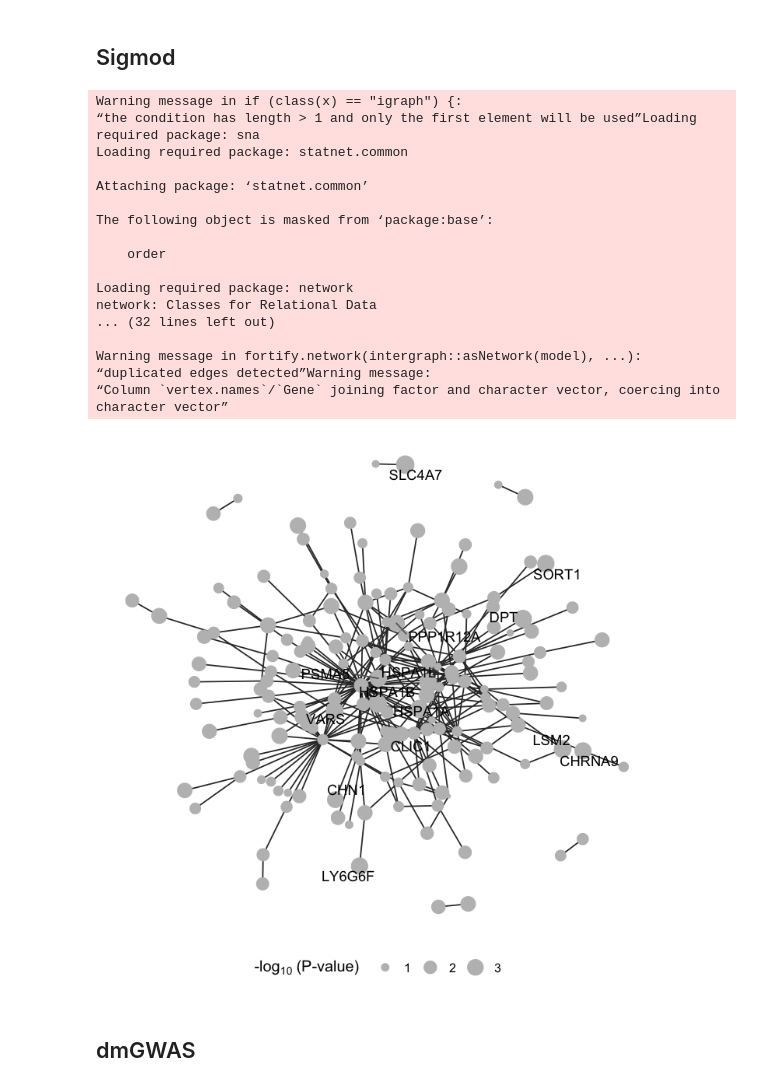
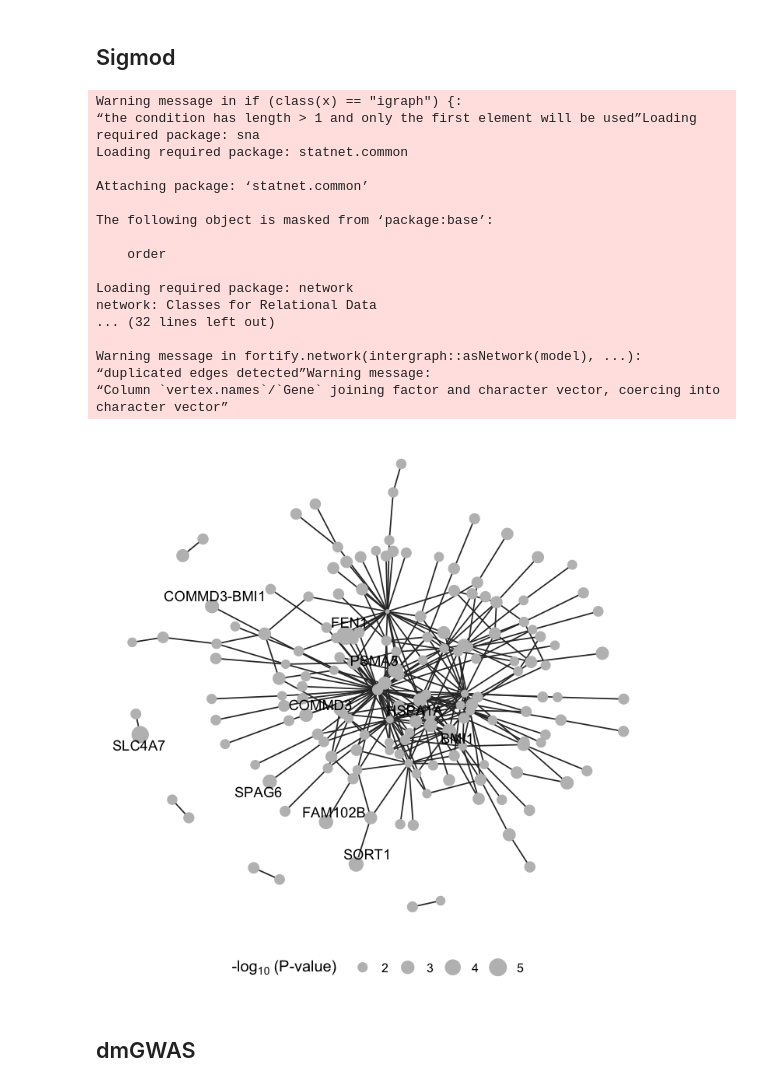
Before and after one commit to hclimente/genewa, a Jupyter notebook: results/consensus/consensus.ipynb, the cells around one changed output. Drawn from its saved outputs; the diff is of its cells as text; code cells hidden in the pictures.

```diff
--- a/results/consensus/consensus.ipynb
+++ b/results/consensus/consensus.ipynb
@@ -5,7 +5,7 @@ library(tidygraph)
 library(ggnetwork)
 
 vegas <- read_tsv('../preprocessing/scored_genes.vegas.txt', col_types = 'iciddddddcd') %>%
-    select(Gene, Pvalue)
+    select(Gene, `Top-0.1-pvalue`)
 ppi <- read_tsv('../preprocessing/BIOGRID-ORGANISM-Homo_sapiens-3.5.172.tab2.hgnc.txt') %>%
     select(`Official Symbol Interactor A`, `Official Symbol Interactor B`) %>%
     graph_from_data_frame(directed = FALSE) %>%
@@ -57,35 +57,35 @@ class(g_sigmod) <- c('igraph','tbl_graph')
 # %%
 options(repr.plot.width=6, repr.plot.height=6)
 g_sigmod %>%
     ggnetwork %>%
     left_join(vegas, by = c('vertex.names' = 'Gene')) %>%
     mutate(vertex.names = as.character(vertex.names)) %>%
     ggplot(aes(x = x, y = y, xend = xend, yend = yend)) +
         geom_edges(color = 'gray20') +
-        geom_nodes(aes(size = -log10(Pvalue)), color = 'gray') +
-        geom_nodetext_repel(aes(label = ifelse(Pvalue < 0.001, vertex.names, ''))) +
+        geom_nodes(aes(size = -log10(`Top-0.1-pvalue`)), color = 'gray') +
+        geom_nodetext_repel(aes(label = ifelse(`Top-0.1-pvalue` < 0.001, vertex.names, ''))) +
         theme_blank() +
         theme(legend.position = 'bottom') +
         labs(size = bquote('-log' [10] ~'(P-value)'))
 # %% [output]
 Warning message in if (class(x) == "igraph") {:
 “the condition has length > 1 and only the first element will be used”Loading required package: sna
 Loading required package: statnet.common
 
 Attaching package: ‘statnet.common’
 
 The following object is masked from ‘package:base’:
 
     order
 
 Loading required package: network
 network: Classes for Relational Data
 ... (32 lines left out)
 
 Warning message in fortify.network(intergraph::asNetwork(model), ...):
 “duplicated edges detected”Warning message:
 “Column `vertex.names`/`Gene` joining factor and character vector, coercing into character vector”
-[figure, old version]
+[figure, new version]
 # %% [markdown]
 ## dmGWAS
 # %%
```
Also changed, not shown: parts of 3 cells of this notebook, 2 other files.
